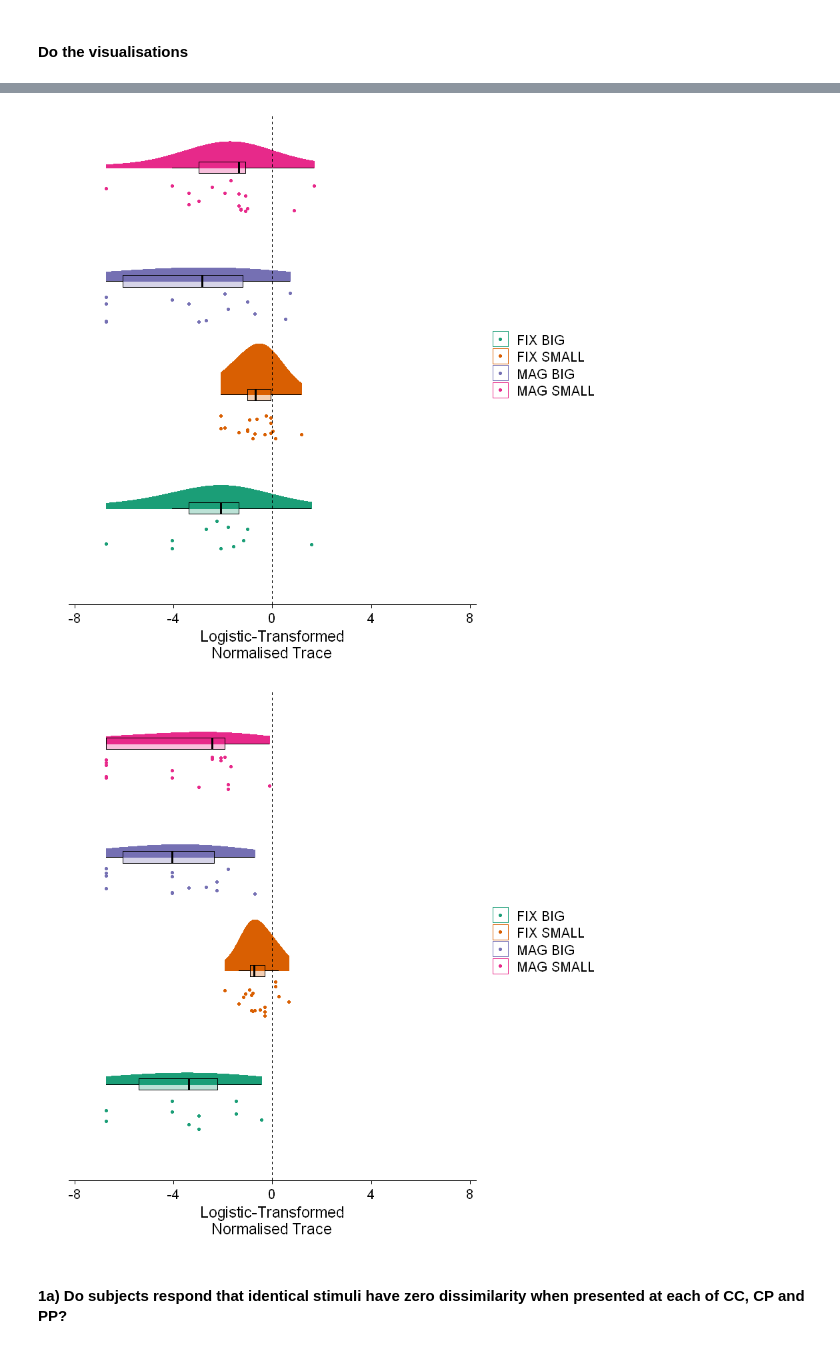
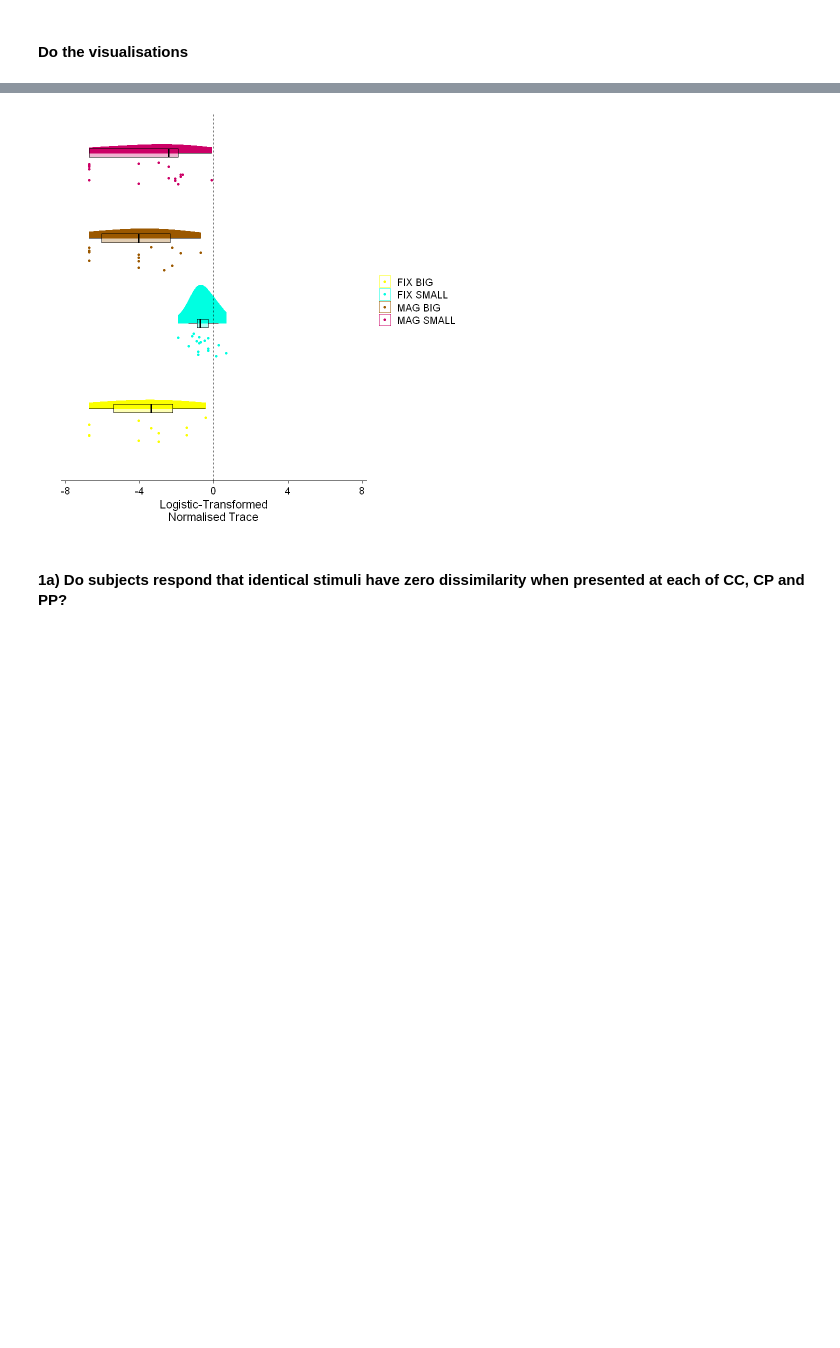
Before and after one commit to ArielZJ/Precision-Phenomenology-Data-Analysis, a Jupyter notebook: Fovea vs. Periphery Color Similarity Pilot Analysis - 2stim Analysis.ipynb, the cells around one changed output, grey strips where cells are left out. Saved outputs shown, nothing was run; the diff lists cells and outputs as text; code cells hidden in the pictures; blank space fills up the shorter version.

```diff
--- a/Fovea vs. Periphery Color Similarity Pilot Analysis - 2stim Analysis.ipynb
+++ b/Fovea vs. Periphery Color Similarity Pilot Analysis - 2stim Analysis.ipynb
@@ -1086,8 +1151,8 @@ label <- function(df,raw=FALSE){
         df$label.mag <- NA
         df$label.stim <- NA
         df$label.combo <- NA
-        df$label.mag[df$Moving_scale != 1] <- 'MAG'
-        df$label.mag[df$Moving_scale == 1] <- 'FIX'
+        df$label.mag[df$peripheral_scale != 1] <- 'MAG'
+        df$label.mag[df$peripheral_scale == 1] <- 'FIX'
         df$label.stim[df$stimulus_radius != 1] <- 'SMALL'
         df$label.stim[df$stimulus_radius == 1] <- 'BIG'
         df$label.combo <- paste(df$label.mag, format((df$label.stim)))
@@ -1183,6 +1245,8 @@ offset.beta <- function(vector, max.DSR){
     offset <- (vector * (length(vector)-1) + 0.5) / length(vector)
     return(offset/max.DSR)
 }
+# %%
+fix_mag_colours <- c('#fbff00','#00ffe1','#9B5800','#CC0066')
 # %%
 # plot the data
 fig5b <- function(df,save=TRUE){
@@ -1213,7 +1277,8 @@ fig5b <- function(df,save=TRUE){
                          breaks=c(0,1,2,3,4,5,6,7),
                          labels=c(0,1,2,3,4,5,6,7),
                          limits=c(0,7)) +
-        scale_colour_brewer(palette='Dark2')
+        #scale_colour_brewer(palette='Dark2')
+        scale_colour_manual(values=fix_mag_colours)
 
 
     if(save){
@@ -1289,7 +1354,8 @@ fig5f.PP.rainbow <- function(df){
             ylab("Logistic-Transformed\nNormalised Trace") +
             theme(axis.text.y=element_blank(),axis.ticks.y=element_blank(),axis.line.y=element_blank(),legend.title=element_blank()) +
             ylim(-7.5,7.5)  +
-            scale_fill_brewer(palette='Dark2') + scale_colour_brewer(palette='Dark2')
+            #scale_fill_brewer(palette='Dark2') + scale_colour_brewer(palette='Dark2')
+            scale_fill_manual(values=fix_mag_colours) + scale_colour_manual(values=fix_mag_colours)
 
     ggsave('fig5f_rainbow.png',plot,height=2.8,width=4)
     return(plot)
@@ -1350,11 +1416,10 @@ fig5d.rainbow(trace.df.mag)
 # %%
 #fig5f(trace.df)
 # %%
-fig5f.CP.rainbow(trace.df)
+#fig5f.CP.rainbow(trace.df)
 fig5f.PP.rainbow(trace.df)
 # %% [output]
-[figure, old version]
+[figure, new version]
-[figure, removed]
 # %% [markdown]
 #### 1a) Do subjects respond that identical stimuli have zero dissimilarity when presented at each of CC, CP and PP?
 # %% [markdown]
```
Also changed, not shown: parts of 29 cells of this notebook, 7 other files.
